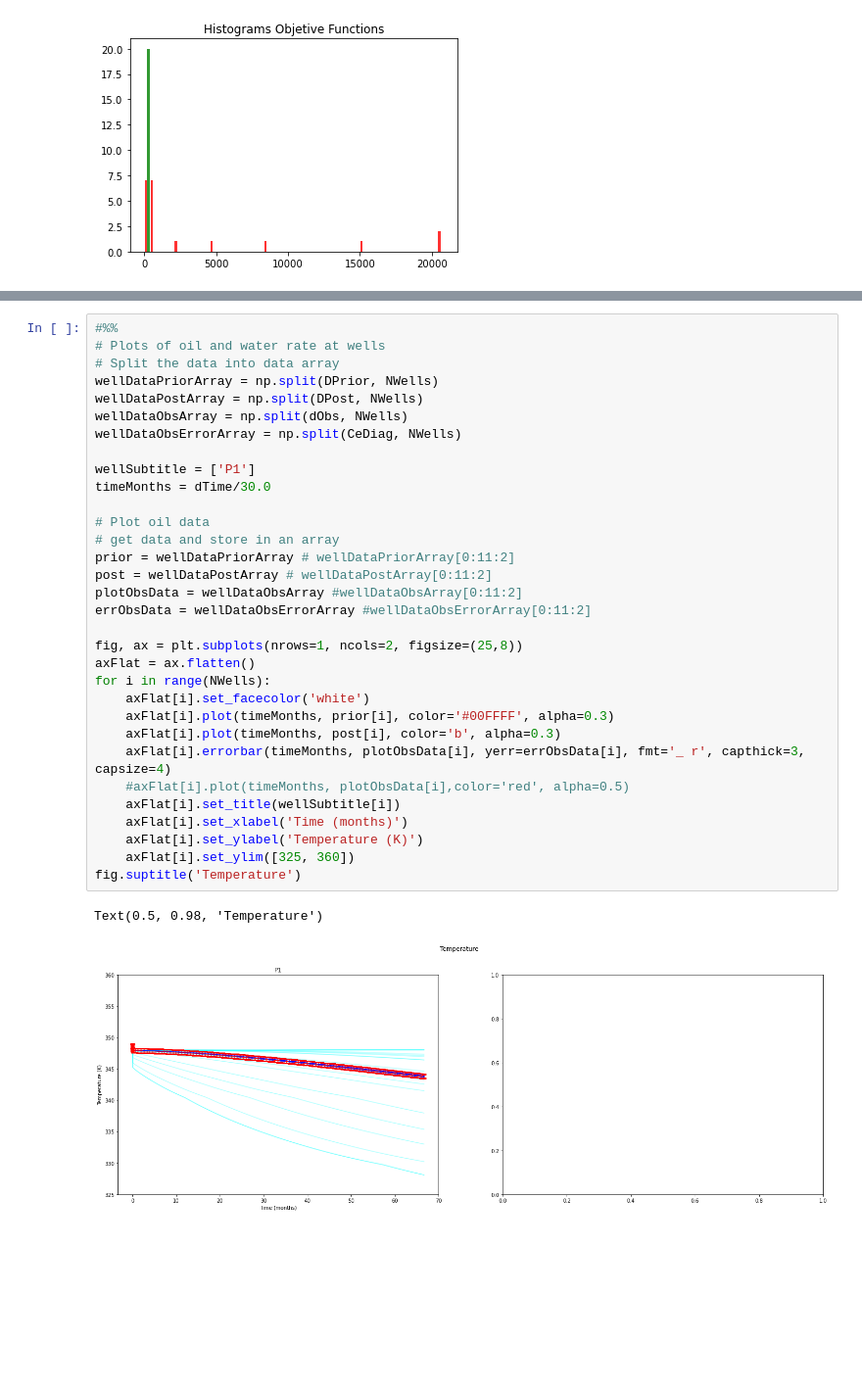
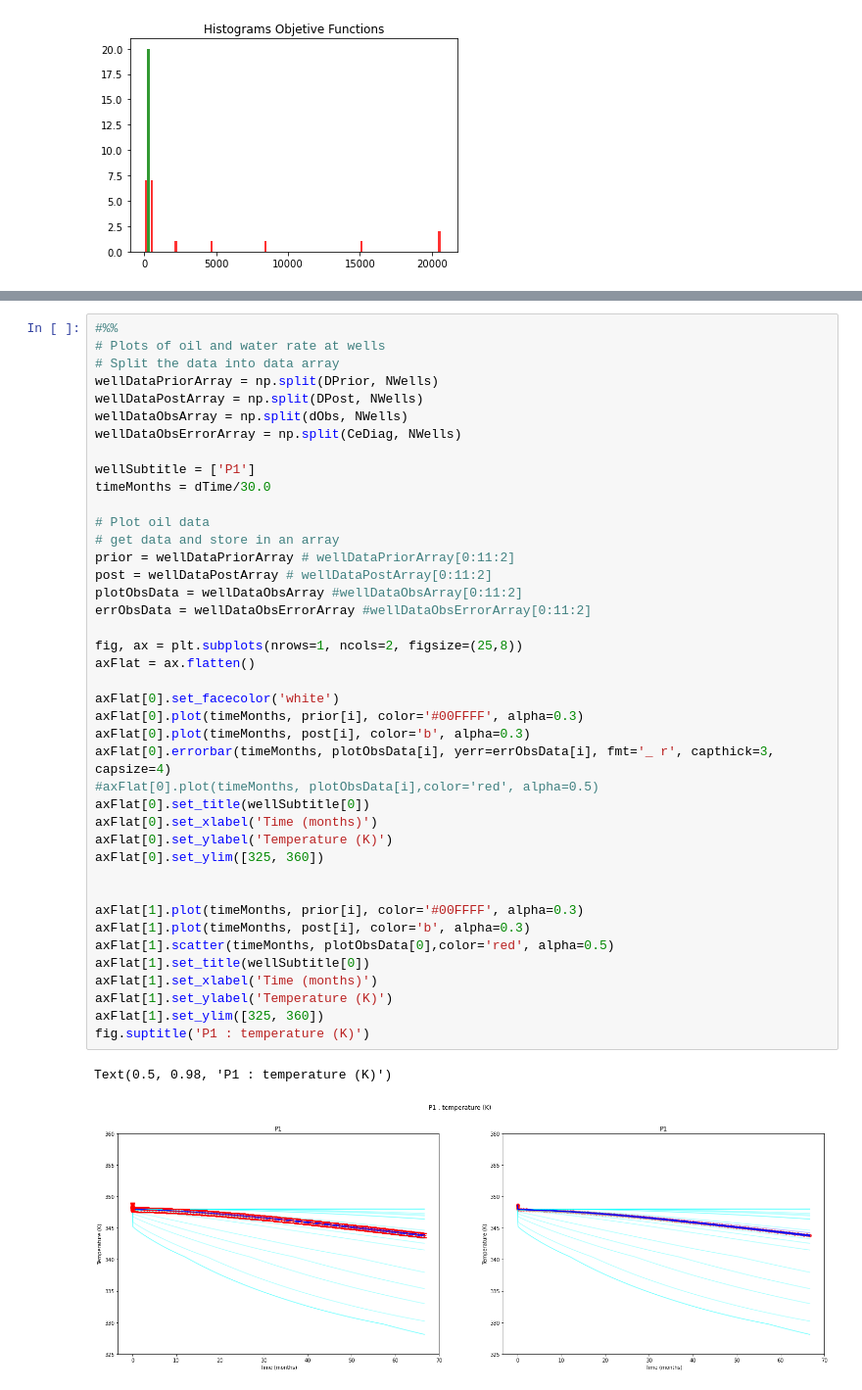
Before and after one commit to gabrielserrao/DA-DARTS-Naturally-Fractured-Reservoir, a Jupyter notebook: mainDA_explained.ipynb, the cells around one changed output, grey strips where cells are left out. Shown: that part at 98% size. Drawn from its saved outputs; the diff is of its cells as text; blank space fills up the shorter version.

```diff
--- a/mainDA_explained.ipynb
+++ b/mainDA_explained.ipynb
@@ -283,35 +302,44 @@ Text(0.5, 1.0, 'Histograms Objetive Functions')
 # %%
 #%%
 # Plots of oil and water rate at wells
 # Split the data into data array
 wellDataPriorArray = np.split(DPrior, NWells)
 wellDataPostArray = np.split(DPost, NWells)
 wellDataObsArray = np.split(dObs, NWells)
 wellDataObsErrorArray = np.split(CeDiag, NWells)
 
 wellSubtitle = ['P1']
 timeMonths = dTime/30.0
 
 # Plot oil data
 # get data and store in an array
 prior = wellDataPriorArray # wellDataPriorArray[0:11:2]
 post = wellDataPostArray # wellDataPostArray[0:11:2]
 plotObsData = wellDataObsArray #wellDataObsArray[0:11:2]
 errObsData = wellDataObsErrorArray #wellDataObsErrorArray[0:11:2]
 
 fig, ax = plt.subplots(nrows=1, ncols=2, figsize=(25,8))
 axFlat = ax.flatten()
-for i in range(NWells):
-    axFlat[i].set_facecolor('white')
-    axFlat[i].plot(timeMonths, prior[i], color='#00FFFF', alpha=0.3)
-    axFlat[i].plot(timeMonths, post[i], color='b', alpha=0.3)
-    axFlat[i].errorbar(timeMonths, plotObsData[i], yerr=errObsData[i], fmt='_ r', capthick=3, capsize=4)
-    #axFlat[i].plot(timeMonths, plotObsData[i],color='red', alpha=0.5)
-    axFlat[i].set_title(wellSubtitle[i])
-    axFlat[i].set_xlabel('Time (months)')
-    axFlat[i].set_ylabel('Temperature (K)')
-    axFlat[i].set_ylim([325, 360])
-fig.suptitle('Temperature')
+
+axFlat[0].set_facecolor('white')
+axFlat[0].plot(timeMonths, prior[i], color='#00FFFF', alpha=0.3)
+axFlat[0].plot(timeMonths, post[i], color='b', alpha=0.3)
+axFlat[0].errorbar(timeMonths, plotObsData[i], yerr=errObsData[i], fmt='_ r', capthick=3, capsize=4)
+#axFlat[0].plot(timeMonths, plotObsData[i],color='red', alpha=0.5)
+axFlat[0].set_title(wellSubtitle[0])
+axFlat[0].set_xlabel('Time (months)')
+axFlat[0].set_ylabel('Temperature (K)')
+axFlat[0].set_ylim([325, 360])
+
+
+axFlat[1].plot(timeMonths, prior[i], color='#00FFFF', alpha=0.3)
+axFlat[1].plot(timeMonths, post[i], color='b', alpha=0.3)
+axFlat[1].scatter(timeMonths, plotObsData[0],color='red', alpha=0.5)
+axFlat[1].set_title(wellSubtitle[0])
+axFlat[1].set_xlabel('Time (months)')
+axFlat[1].set_ylabel('Temperature (K)')
+axFlat[1].set_ylim([325, 360])
+fig.suptitle('P1 : temperature (K)')
 # %% [output]
-Text(0.5, 0.98, 'Temperature')
+Text(0.5, 0.98, 'P1 : temperature (K)')
-[figure, old version]
+[figure, new version]
```
Also changed, not shown: parts of 3 cells of this notebook, 1 other file.
